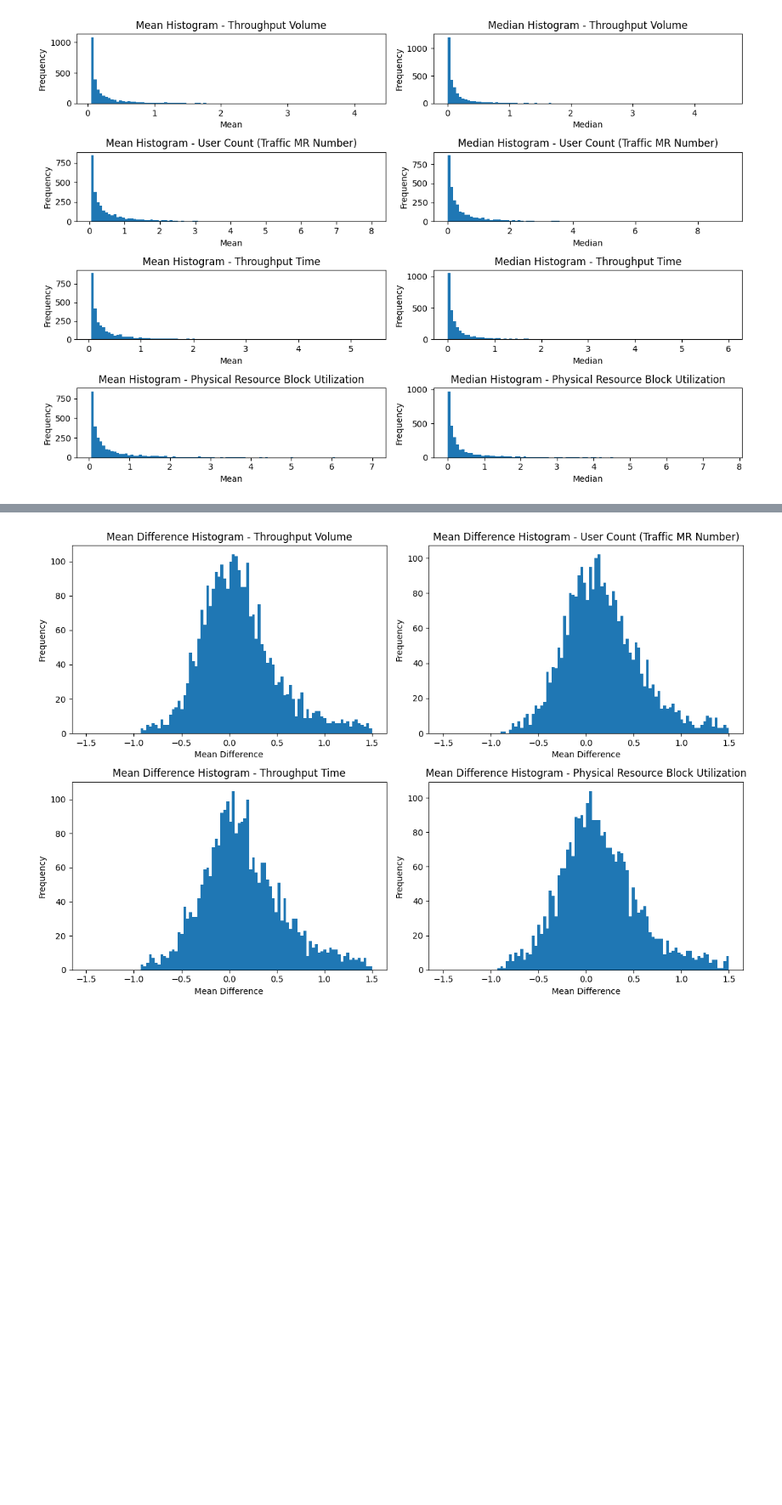
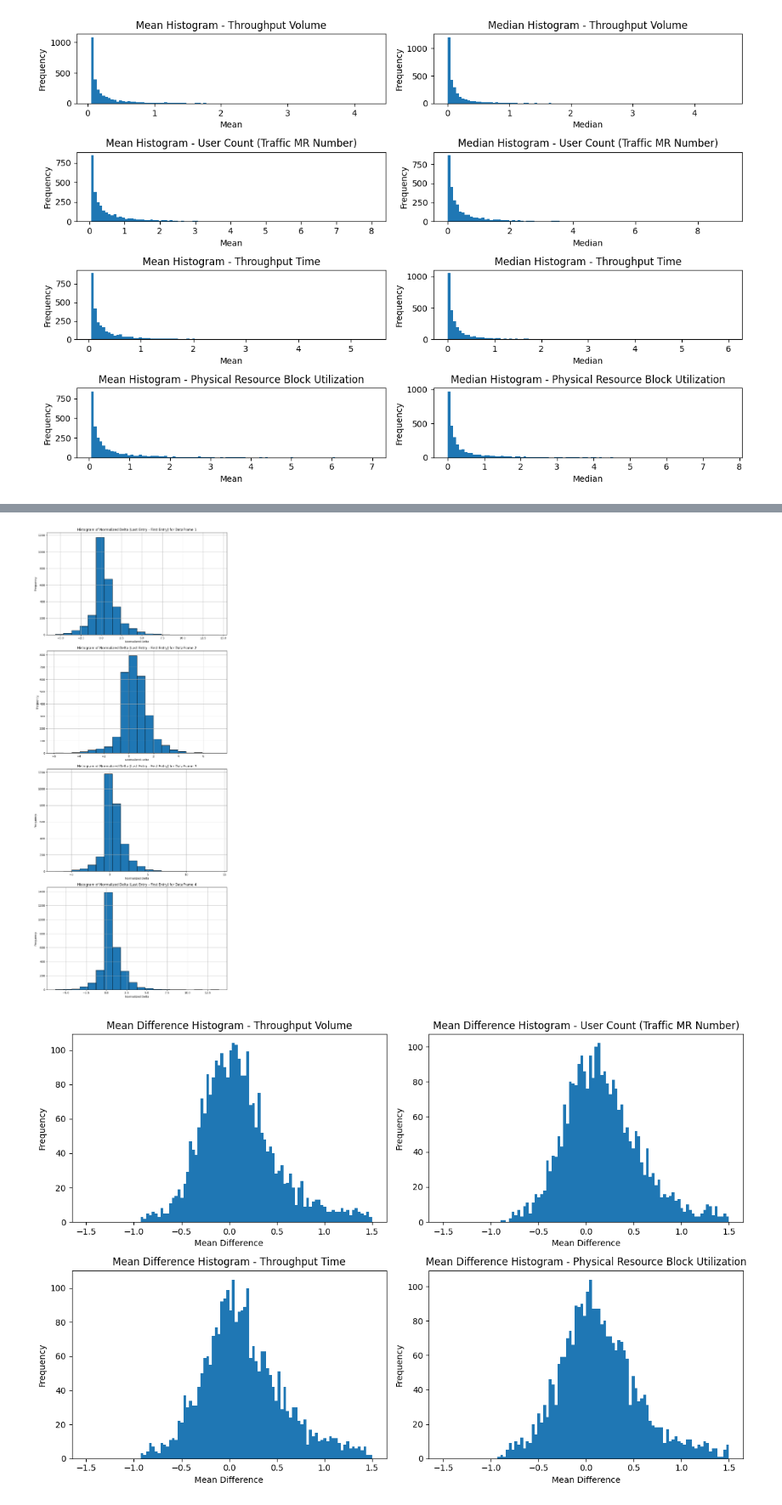
Before and after one commit to emilschmitz/Beam-Level-Traffic-Forecasting-Challenge, a Jupyter notebook: exploratory_data_analysis.ipynb, the cells around one changed output, grey strips where cells are left out. Shown at 85% size. Saved outputs shown, nothing was run; the diff lists cells and outputs as text; code cells hidden in the pictures; blank space fills up the shorter version.

```diff
--- a/exploratory_data_analysis.ipynb
+++ b/exploratory_data_analysis.ipynb
@@ -170,3 +227,26 @@ plt.show()
+# %%
+# Plot histograms for each DataFrame
+fig, axes = plt.subplots(len(dfs), 1, figsize=(10, 6 * len(dfs)))
+
+for i, df in enumerate(dfs):
+    # Calculate the delta (last entry - first entry) for each column
+    deltas = df.iloc[-1] - df.iloc[0]
+
+    # Normalize the deltas by the first entry
+    normalized_deltas = deltas / df.mean(axis=0)
+
+    # Plot the histogram of the normalized deltas
+    ax = axes[i] if len(dfs) > 1 else axes
+    ax.hist(normalized_deltas, bins=20, edgecolor='black')  # Increased number of bins for smaller buckets
+    ax.set_title(f'Histogram of Normalized Delta (Last Entry - First Entry) for DataFrame {i+1}')
+    ax.set_xlabel('Normalized Delta')
+    ax.set_ylabel('Frequency')
+    ax.grid(True)
+
+plt.tight_layout()
+plt.show()
+# %% [output]
+[figure, added]
 # %%
 # For every beam, calculate the mean of the first 72 hrs and the last 72 hrs, and get the difference of that divided by the mean of the first 24 hrs
 beam_means = []
```
Also changed, not shown: parts of 3 cells of this notebook.
